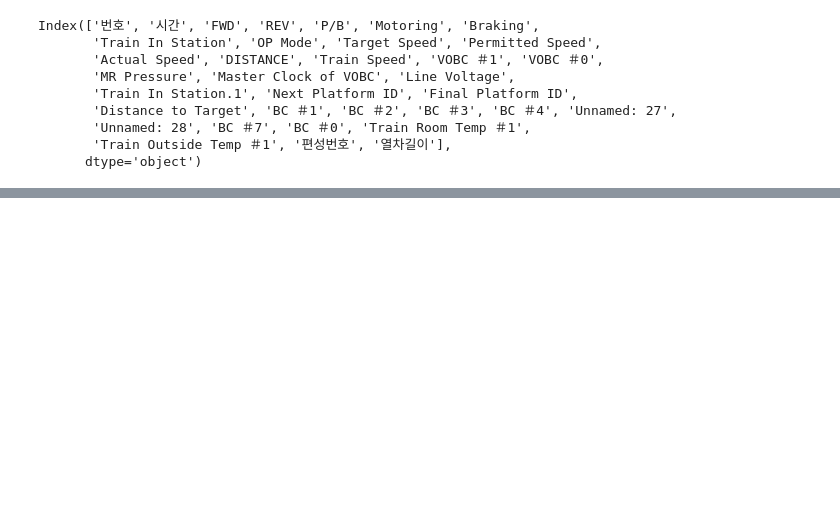
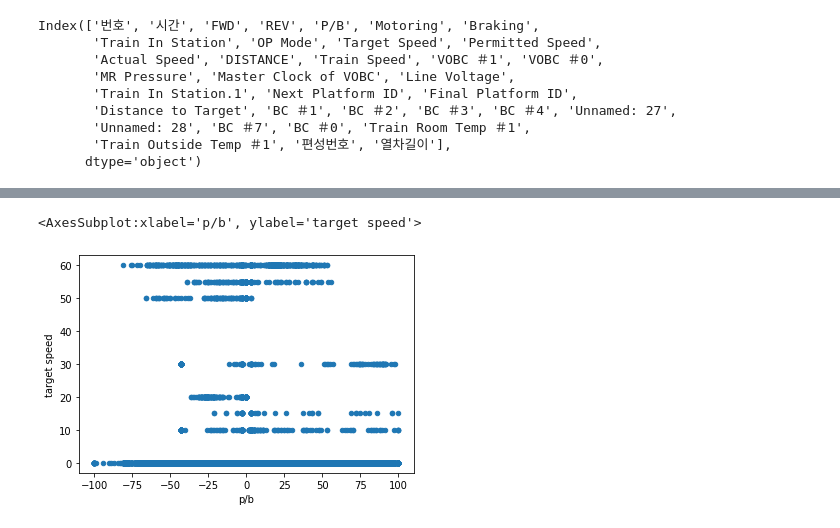
Before and after one commit to Liberatedwinner/rncTrainLSTM, a Jupyter notebook: code/Untitled.ipynb, the cells around one changed output, grey strips where cells are left out. Cells and saved outputs as stored; diff of their text form; code cells hidden in the pictures; blank space fills up the shorter version.

```diff
--- a/code/Untitled.ipynb
+++ b/code/Untitled.ipynb
@@ -127,0 +101,14 @@ df.tail()
+# %%
+df['p/b'] = df['p/b'].str[:-3]
+df['p/b'] = df['p/b'].astype('int64')
+
+df['time'] = df['time'].str.replace(':', '')
+df['time'] = df['time'].astype('int64')
+
+df['distance'] = df['distance'].str[:-6]
+df['distance'] = df['distance'].astype('int64')
+
+speedwords = ['target', 'permitted', 'actual', 'train']
+for word in speedwords:
+    df[f'{word} speed'] = df[f'{word} speed'].str[:-6]
+    df[f'{word} speed'] = df[f'{word} speed'].astype('int64')
@@ -127,0 +135,5 @@ df.tail()
+# %%
+df.plot(x='p/b', y='target speed', kind = 'scatter')
+# %% [output]
+<AxesSubplot:xlabel='p/b', ylabel='target speed'>
+[figure, added]
```
Also changed, not shown: parts of 14 cells of this notebook.
